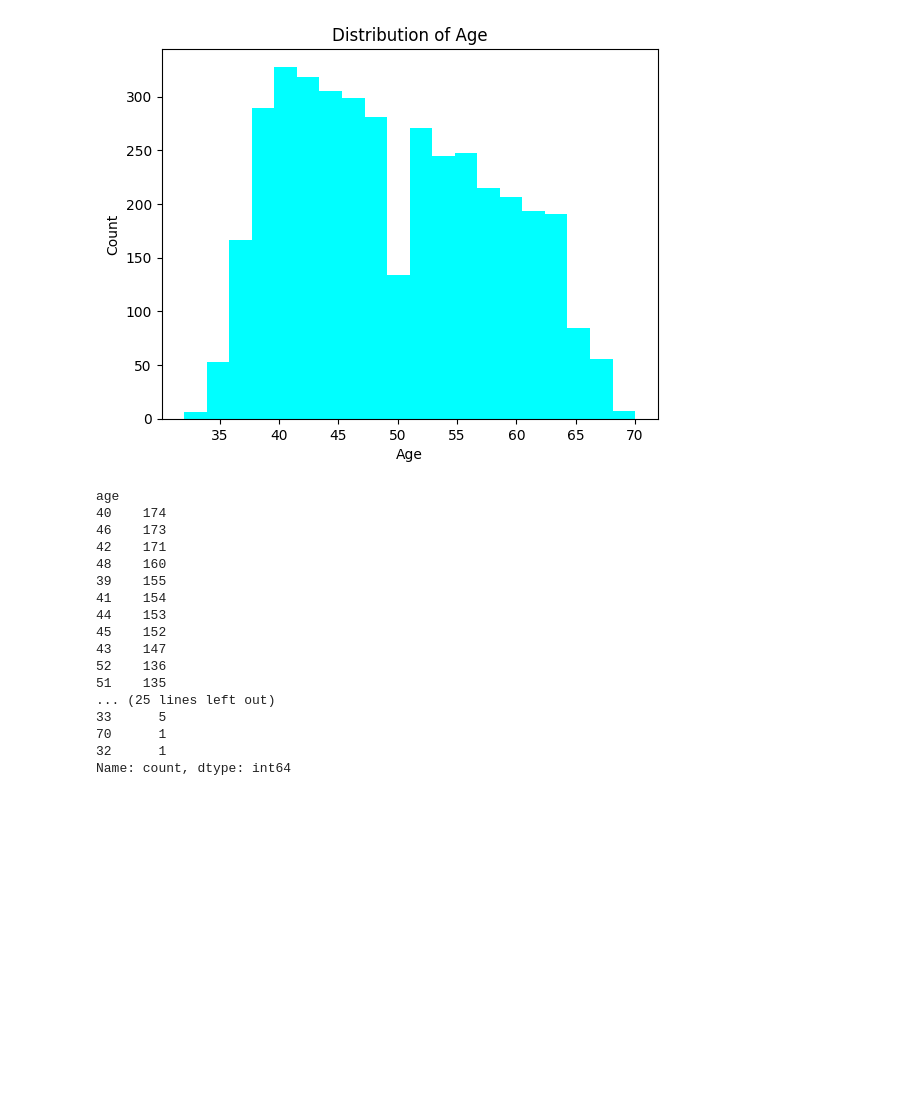
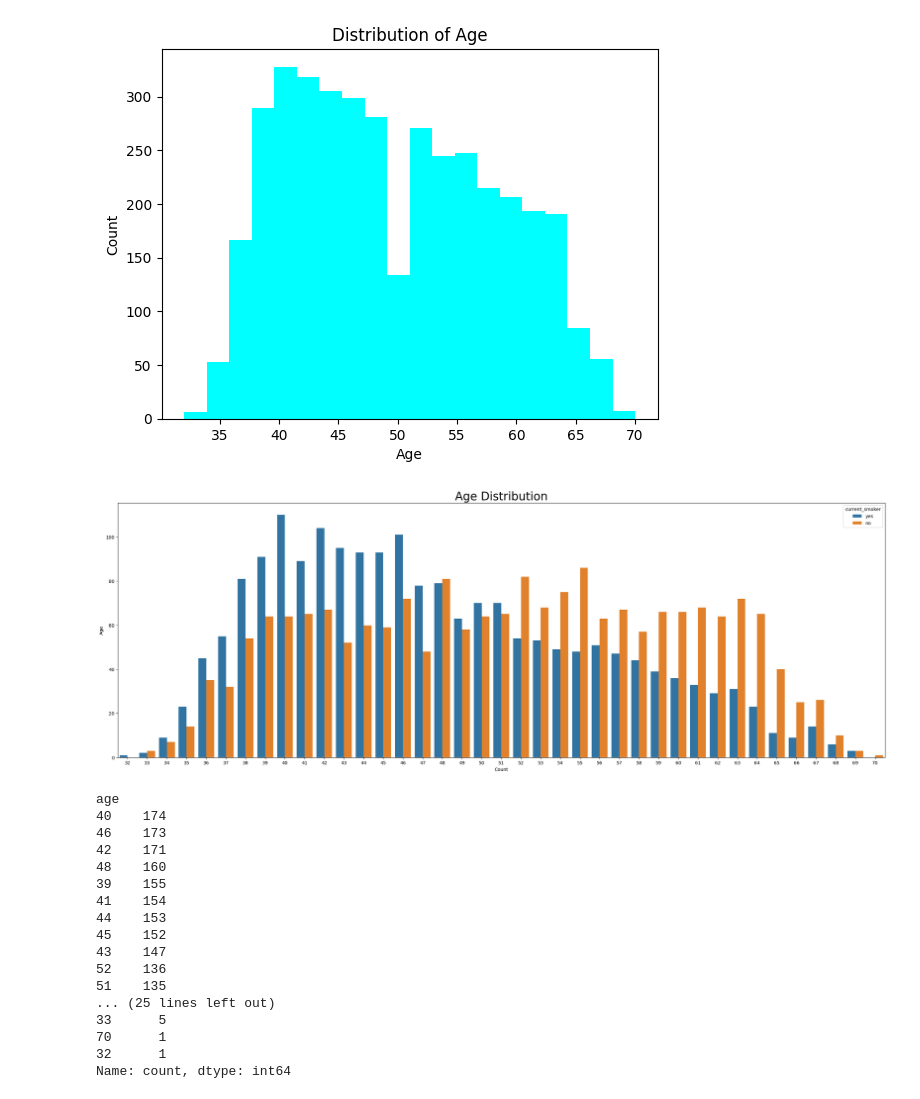
Before and after one commit to 254Bit/SmokersHealthData, a Jupyter notebook: smokers_data.ipynb, the cells around one changed output. Drawn from its saved outputs; the diff is of its cells as text; code cells hidden in the pictures; blank space fills up the shorter version.

```diff
--- a/smokers_data.ipynb
+++ b/smokers_data.ipynb
@@ -75,6 +113,18 @@ plt.title('Distribution of Age')
 plt.show()
 # %% [output]
 [figure]
+# %%
+#Age Distribution according to smokers vs non-smokers
+plt.figure(figsize=(30,10))
+title = plt.title('Age Distribution', fontsize=25)
+title.set_position([0.5, 1.15])
+ax = sns.countplot(x='age', data=df, hue='current_smoker')
+ax.set_xlabel('Count')
+ax.set_ylabel('Age')
+# a = ax.set_xticklabels(ax.get_xticklabels(), horizontalalignment = 'right')
+ax.titlesize = 'large'
+# %% [output]
+[figure, added]
 # %%
 fig = px.scatter(df, y = 'age')
 fig.show()
```
Also changed, not shown: parts of 10 cells of this notebook.
